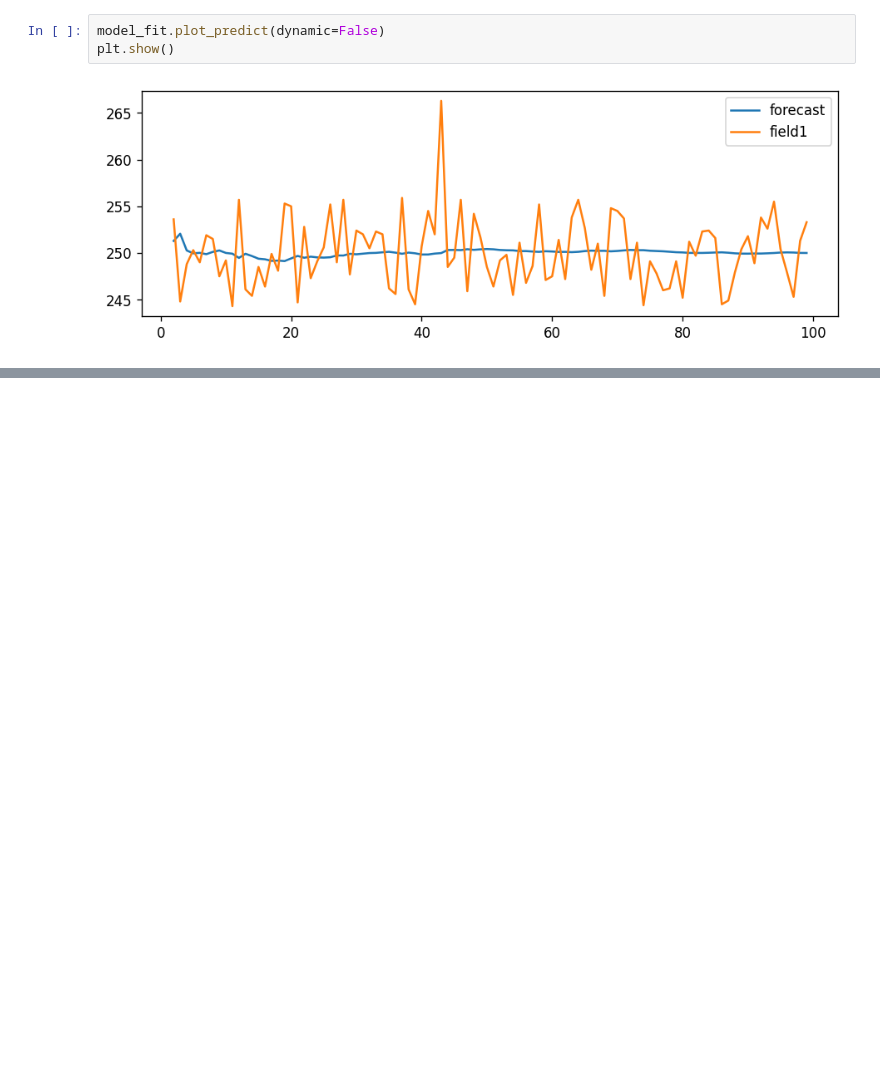
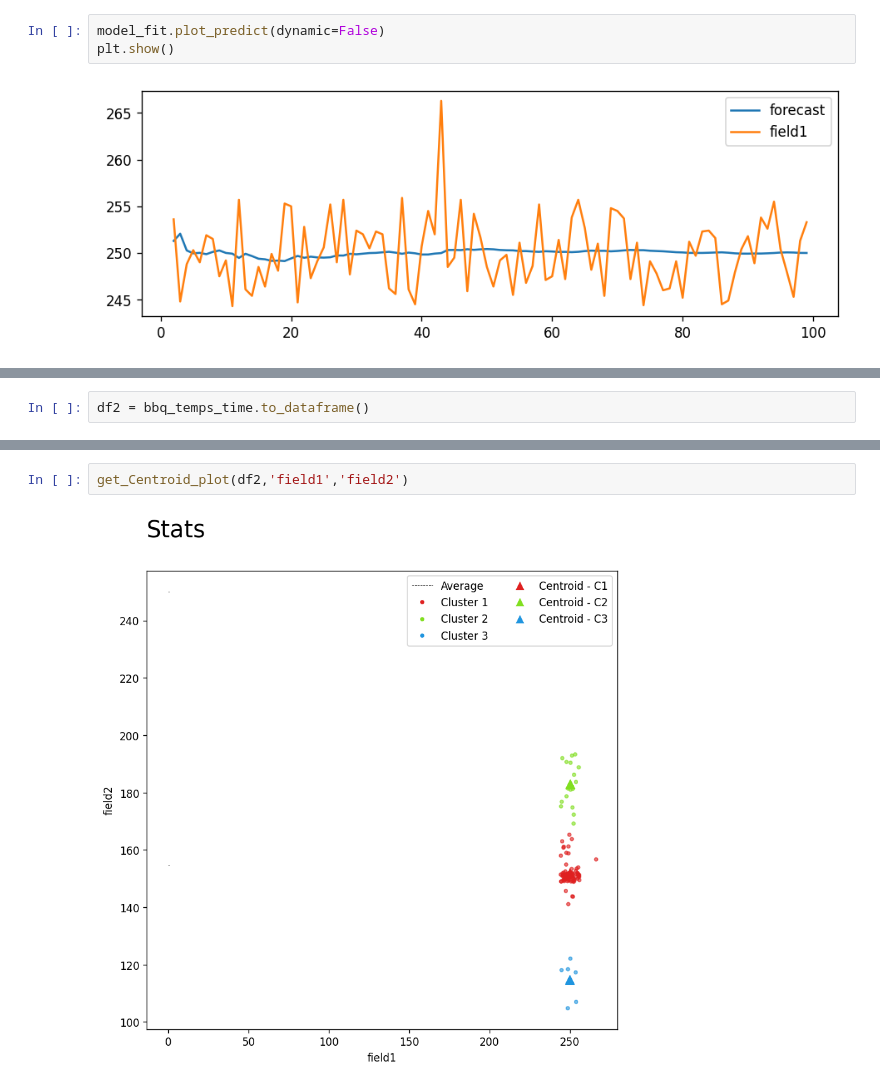
Before and after one commit to shuklasaharsh/IOT_Temperatur_ESP8266, a Jupyter notebook: Notebook/Time predictor backend.ipynb, the cells around one changed output, grey strips where cells are left out. Saved outputs shown, nothing was run; the diff lists cells and outputs as text; blank space fills up the shorter version.

```diff
--- a/Notebook/Time predictor backend.ipynb
+++ b/Notebook/Time predictor backend.ipynb
@@ -706,0 +837,2 @@ plt.show()
+# %%
+df2 = bbq_temps_time.to_dataframe()
@@ -706,0 +860,4 @@ plt.show()
+# %%
+get_Centroid_plot(df2,'field1','field2')
+# %% [output]
+[figure, added]
```
Also changed, not shown: parts of 39 cells of this notebook.
